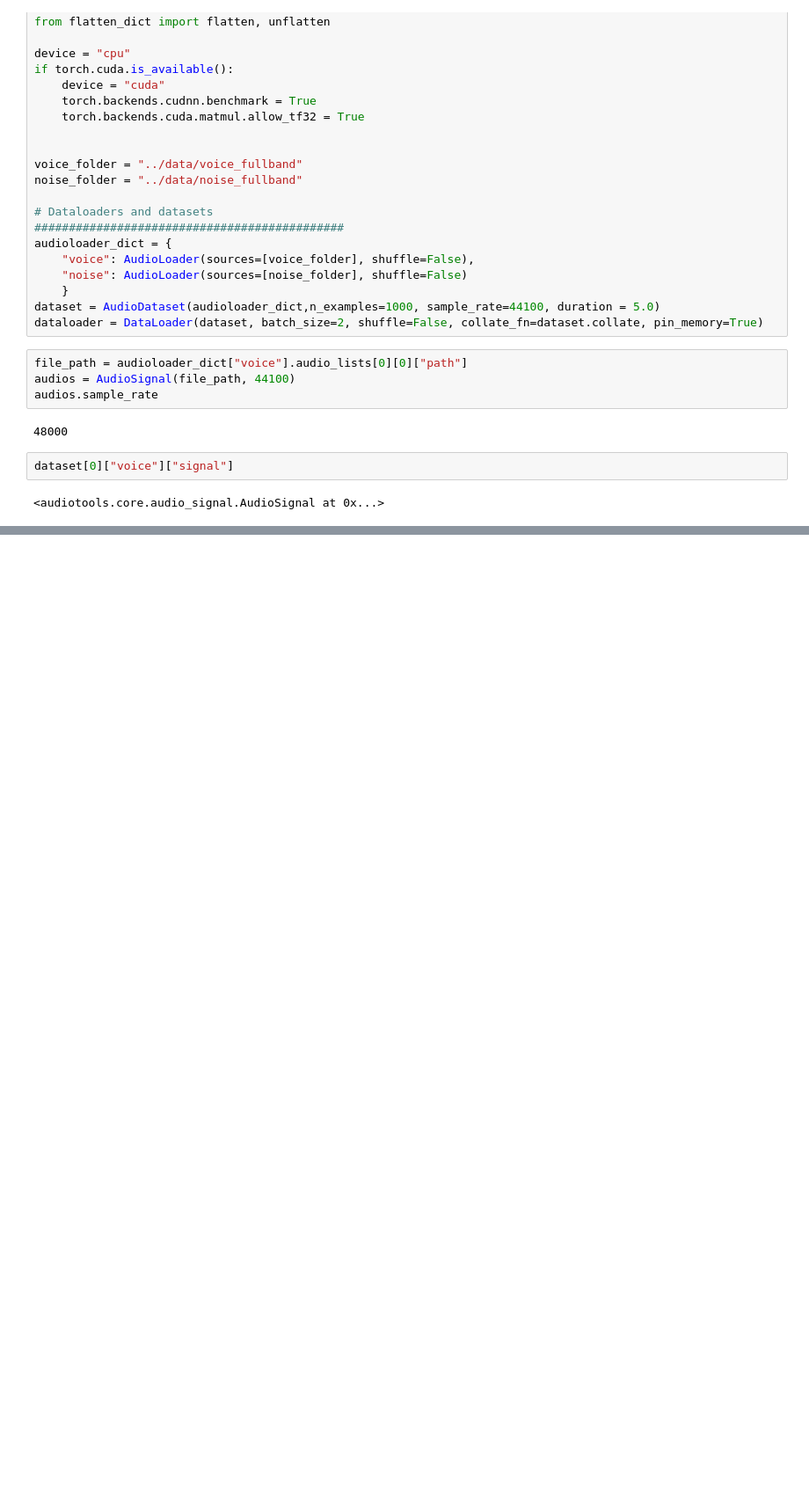
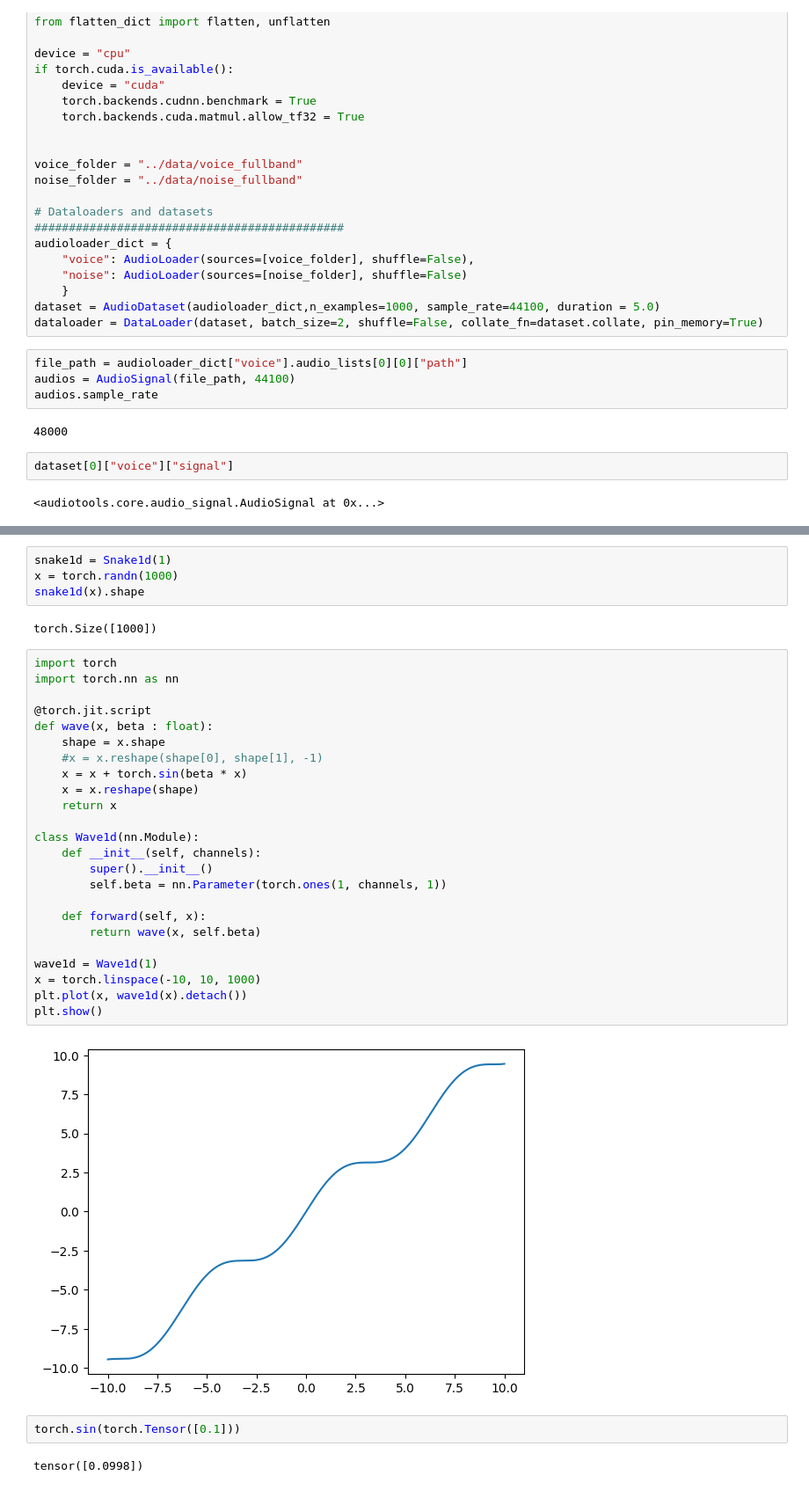
Before and after one commit to thorhojhus/neural_audio, a Jupyter notebook: notebooks/audiotools.ipynb, the cells around one changed output, grey strips where cells are left out. Shown at 88% size. Cells and saved outputs as stored; diff of their text form; blank space fills up the shorter version.

```diff
--- a/notebooks/audiotools.ipynb
+++ b/notebooks/audiotools.ipynb
@@ -192,0 +242,36 @@ dataset[0]["voice"]["signal"]
+# %%
+snake1d = Snake1d(1)
+x = torch.randn(1000)
+snake1d(x).shape
+# %% [output]
+torch.Size([1000])
+# %%
+import torch
+import torch.nn as nn
+
+@torch.jit.script
+def wave(x, beta : float):
+    shape = x.shape
+    #x = x.reshape(shape[0], shape[1], -1)
+    x = x + torch.sin(beta * x)
+    x = x.reshape(shape)
+    return x
+
+class Wave1d(nn.Module):
+    def __init__(self, channels):
+        super().__init__()
+        self.beta = nn.Parameter(torch.ones(1, channels, 1))
+
+    def forward(self, x):
+        return wave(x, self.beta)
+
+wave1d = Wave1d(1)
+x = torch.linspace(-10, 10, 1000)
+plt.plot(x, wave1d(x).detach())
+plt.show()
+# %% [output]
+[figure, added]
+# %%
+torch.sin(torch.Tensor([0.1]))
+# %% [output]
+tensor([0.0998])
```
Also changed, not shown: parts of 9 cells of this notebook, 3 other files.
